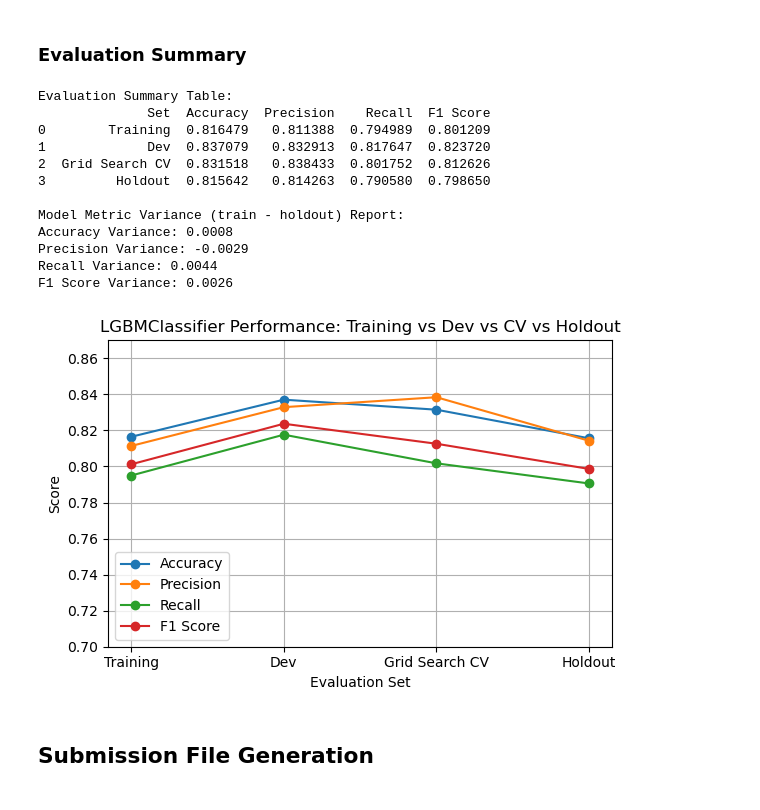
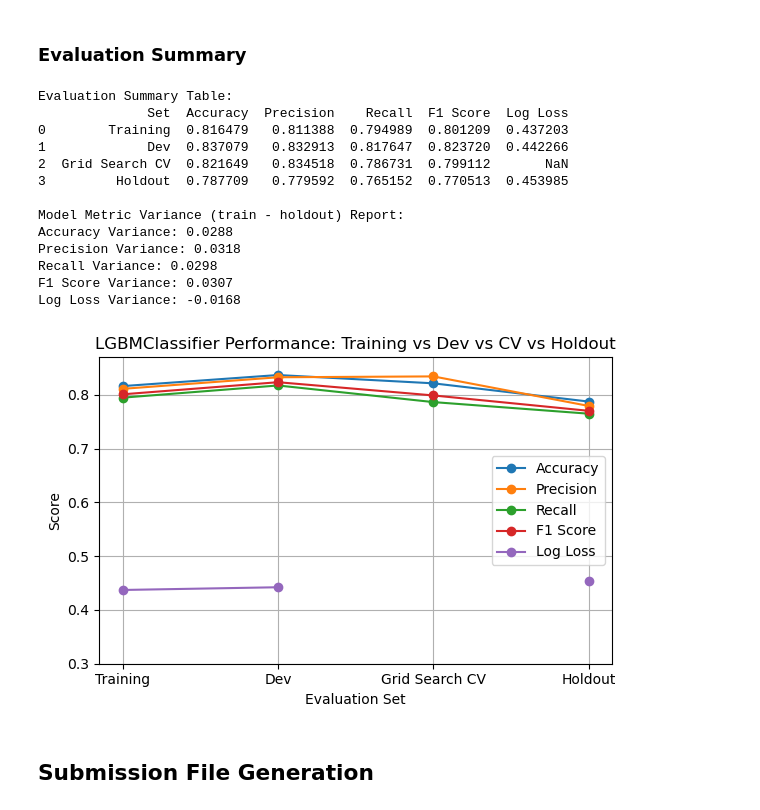
Before and after one commit to pt7481/titanic-ml-from-disaster, a Jupyter notebook: titanic_ml_from_disaster_abridged__paultongyoo.ipynb, the cells around one changed output. Drawn from its saved outputs; the diff is of its cells as text; code cells hidden in the pictures.

Commit message:
Added Log Loss to summary metrics

```diff
--- a/titanic_ml_from_disaster_abridged__paultongyoo.ipynb
+++ b/titanic_ml_from_disaster_abridged__paultongyoo.ipynb
@@ -1320,12 +1323,14 @@ with mlflow.start_run():
     dev_prec = precision_score(y_dev, y_pred, average='macro')
     dev_rec  = recall_score(y_dev, y_pred, average='macro')
     dev_f1   = f1_score(y_dev, y_pred, average='macro')
+    dev_logloss = log_loss(y_dev, pipeline.predict_proba(X_dev[selected_features]))
 
     mlflow.log_metrics({
         "accuracy": dev_acc,
         "precision": dev_prec,
         "recall": dev_rec,
-        "f1": dev_f1
+        "f1": dev_f1,
+        "log_loss": dev_logloss
     })
 
     print("\nDev Set Scores:")
@@ -1333,6 +1338,7 @@ with mlflow.start_run():
     print("Dev precision:", dev_prec)
     print("Dev recall   :", dev_rec)
     print("Dev F1:", dev_f1)
+    print("Dev Log Loss:", dev_logloss)
     print()
 
     # Diagnostic Outputs
@@ -1411,14 +1417,14 @@ with mlflow.start_run():
             #'preprocessor__fare_log_ohe__bins__n_bins': [3, 4, 5]
         },
         {
-            'classifier': [DupFreeClassifier(SVC())],
+            'classifier': [DupFreeClassifier(SVC(probability=True))],
             'classifier__base_estimator__C': [0.1, 1, 10],
             'classifier__base_estimator__kernel': ['linear', 'rbf'],
             'classifier__base_estimator__gamma': ['scale'],
             #'preprocessor__fare_log_ohe__bins__n_bins': [3, 4, 5]
         },
         {
-            'classifier': [DupFreeClassifier(XGBClassifier(eval_metric='error'))],
+            'classifier': [DupFreeClassifier(XGBClassifier(eval_metric='logloss'))],
             'classifier__base_estimator__n_estimators':    [100, 200],
             'classifier__base_estimator__max_depth':       [3, 5],
             'classifier__base_estimator__learning_rate':   [0.05, 0.1],
@@ -1450,7 +1456,8 @@ with mlflow.start_run():
         'accuracy': 'accuracy',
         'precision': 'precision_macro',
         'recall': 'recall_macro',
-        'f1': 'f1_macro'
+        'f1': 'f1_macro',
+        'logloss': 'neg_log_loss'
     }
 
     cv = StratifiedKFold(n_splits=5, shuffle=True, random_state=42)
@@ -1460,7 +1467,7 @@ with mlflow.start_run():
         cv=cv,
         scoring=scoring_dict,
         n_jobs=-1,
-        refit='accuracy',  # after search, re‐fit on all train/dev
+        refit='logloss',  # after search, re‐fit on all train/dev
         return_train_score=True,
         n_iter=200,  # Adjust based on available time and resources
         verbose=1
@@ -1502,12 +1509,15 @@ with mlflow.start_run():
     cv_rec_std = search.cv_results_[f'std_test_recall'][best_idx]
     cv_f1_mean = search.cv_results_[f'mean_test_f1'][best_idx]
     cv_f1_std = search.cv_results_[f'std_test_f1'][best_idx]
+    cv_logloss_mean = np.nan #-search.cv_results_[f'mean_test_logloss'][best_idx]
+    cv_logloss_std = np.nan #search.cv_results_[f'std_test_logloss'][best_idx]
 
     mlflow.log_metrics({
         "accuracy": cv_acc_mean,
         "precision": cv_prec_mean,
         "recall": cv_rec_mean,
-        "f1": cv_f1_mean
+        "f1": cv_f1_mean,
+        #"logloss": cv_logloss_mean
     })
 
     print("\nCV Scores:")
@@ -1519,6 +1529,8 @@ with mlflow.start_run():
     print("CV recall (std):", cv_rec_std)
     print("CV F1:", cv_f1_mean)
     print("CV F1 (std):", cv_f1_std)
+    # print("CV Log Loss:", cv_logloss_mean)
+    # print("CV Log Loss (std):", cv_logloss_std)
     print()
 
     # Generate predictions with the best model
@@ -1590,19 +1630,22 @@ with mlflow.start_run():
     holdout_prec = precision_score(y_train_holdout, y_pred, average='macro')
     holdout_rec  = recall_score(y_train_holdout, y_pred, average='macro')
     holdout_f1   = f1_score(y_train_holdout, y_pred, average='macro')
+    holdout_logloss = log_loss(y_train_holdout, pipeline.predict_proba(X_train_holdout[selected_features]))
 
     mlflow.log_metrics({
         "accuracy": holdout_acc,
         "precision": holdout_prec,
         "recall": holdout_rec,
-        "f1": holdout_f1
+        "f1": holdout_f1,
+        "log_loss": holdout_logloss
     })
 
-    print("\nTrain Holdout Set Scores:")
-    print("Train Holdout Set accuracy :", holdout_acc)
-    print("Train Holdout Set precision:", holdout_prec)
-    print("Train Holdout Set recall   :", holdout_rec)
-    print("Train Holdout Set F1:", holdout_f1)
+    print("\nHoldout Set Scores:")
+    print("Holdout Set accuracy :", holdout_acc)
+    print("Holdout Set precision:", holdout_prec)
+    print("Holdout Set recall   :", holdout_rec)
+    print("Holdout Set F1:", holdout_f1)
+    print("Holdout Set Log Loss:", holdout_logloss)
     print()
 
     # Diagnostic Outputs
@@ -1665,50 +1708,54 @@ def create_evaluation_summary_table_and_plot():
         'Accuracy': [training_acc, dev_acc, cv_acc_mean, holdout_acc],
         'Precision': [training_prec, dev_prec, cv_prec_mean, holdout_prec],
         'Recall': [training_rec, dev_rec, cv_rec_mean, holdout_rec],
-        'F1 Score': [training_f1, dev_f1, cv_f1_mean, holdout_f1]
+        'F1 Score': [training_f1, dev_f1, cv_f1_mean, holdout_f1],
+        'Log Loss': [training_logloss, dev_logloss, cv_logloss_mean, holdout_logloss]
     }
     summary_df = pd.DataFrame(data)
 
     print("\nEvaluation Summary Table:")
     print(summary_df)
 
     # Bias/variance report
     print(f"\nModel Metric Variance (train - holdout) Report:")
     print(f"Accuracy Variance: {(training_acc - holdout_acc):.4f}")
     print(f"Precision Variance: {(training_prec - holdout_prec):.4f}")
     print(f"Recall Variance: {(training_rec - holdout_rec):.4f}")
     print(f"F1 Score Variance: {(training_f1 - holdout_f1):.4f}")
+    print(f"Log Loss Variance: {(training_logloss - holdout_logloss):.4f}")
     print()
 
     # Plotting
     plt.figure(figsize=(6, 4))
-    for metric in ['Accuracy', 'Precision', 'Recall', 'F1 Score']:
+    for metric in ['Accuracy', 'Precision', 'Recall', 'F1 Score', 'Log Loss']:
         plt.plot(summary_df['Set'], summary_df[metric], marker='o', label=metric)
 
     plt.title(f'{pipeline.named_steps['classifier'].estimator_.__class__.__name__} Performance: Training vs Dev vs CV vs Holdout')
     plt.ylabel('Score')
     plt.xlabel('Evaluation Set')
-    plt.ylim(0.7, 0.87)
+    plt.ylim(0.3, 0.87)
     plt.grid(True)
     plt.legend()
     plt.tight_layout()
     plt.show()
 
+
 create_evaluation_summary_table_and_plot()
 # %% [output]
 Evaluation Summary Table:
-              Set  Accuracy  Precision    Recall  F1 Score
-0        Training  0.816479   0.811388  0.794989  0.801209
-1             Dev  0.837079   0.832913  0.817647  0.823720
-2  Grid Search CV  0.831518   0.838433  0.801752  0.812626
-3         Holdout  0.815642   0.814263  0.790580  0.798650
+              Set  Accuracy  Precision    Recall  F1 Score  Log Loss
+0        Training  0.816479   0.811388  0.794989  0.801209  0.437203
+1             Dev  0.837079   0.832913  0.817647  0.823720  0.442266
+2  Grid Search CV  0.821649   0.834518  0.786731  0.799112       NaN
+3         Holdout  0.787709   0.779592  0.765152  0.770513  0.453985
 
 Model Metric Variance (train - holdout) Report:
-Accuracy Variance: 0.0008
-Precision Variance: -0.0029
-Recall Variance: 0.0044
-F1 Score Variance: 0.0026
+Accuracy Variance: 0.0288
+Precision Variance: 0.0318
+Recall Variance: 0.0298
+F1 Score Variance: 0.0307
+Log Loss Variance: -0.0168
-[figure, old version]
+[figure, new version]
 # %% [markdown]
 ## Submission File Generation
 # %%
```
Also changed, not shown: parts of 8 cells of this notebook.
